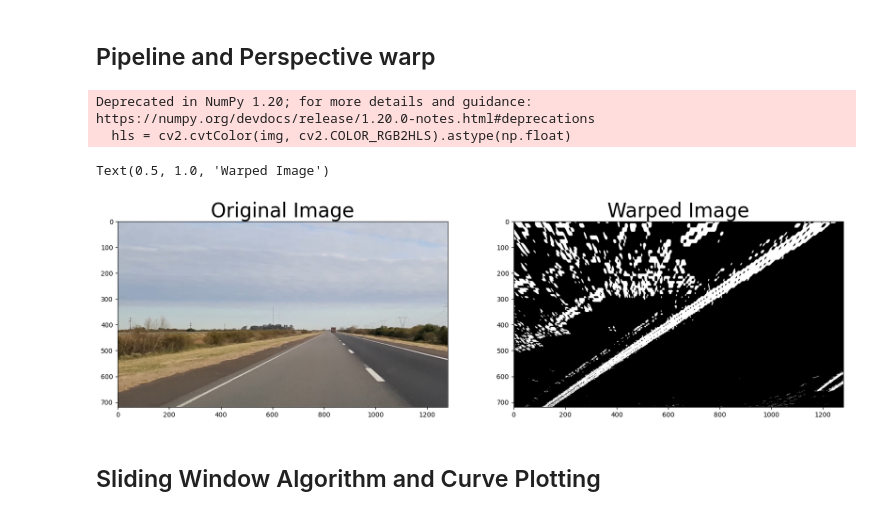
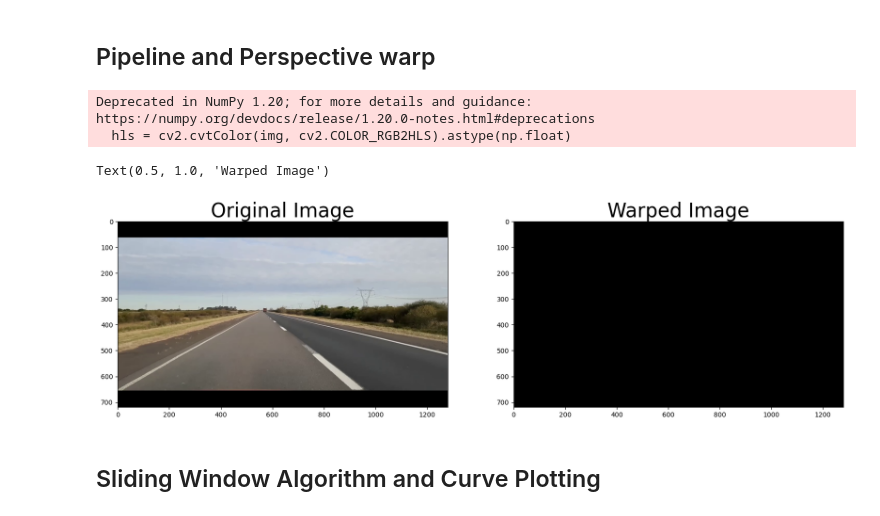
Before and after one commit to arrosito/Desvio_carril, a Jupyter notebook: P4 copy.ipynb, the cells around one changed output. Cells and saved outputs as stored; diff of their text form; code cells hidden in the pictures.

```diff
--- a/P4 copy.ipynb
+++ b/P4 copy.ipynb
@@ -138,7 +138,7 @@ def pipeline(img, s_thresh=(100, 255), sx_thresh=(15, 255)):
 
 def perspective_warp(img,
                      dst_size=(1280,720),
-                     src=np.float32([(0.43,0.65),(0.58,0.65),(0.1,1),(1,1)]),
+                     src=np.float32([(0.15,0.7),(0.70,0.7),(0.1,1),(1,1)]),
                      dst=np.float32([(0,0), (1, 0), (0,1), (1,1)])):
     img_size = np.float32([(img.shape[1],img.shape[0])])
     src = src* img_size
@@ -146,6 +146,7 @@ def perspective_warp(img,
     # a nice fit for displaying our warped result
     # again, not exact, but close enough for our purposes
     dst = dst * np.float32(dst_size)
+    print(dst)
     # Given src and dst points, calculate the perspective transform matrix
     M = cv2.getPerspectiveTransform(src, dst)
     # Warp the image using OpenCV warpPerspective()
@@ -155,7 +156,7 @@ def perspective_warp(img,
 def inv_perspective_warp(img,
                      dst_size=(1280,720),
                      src=np.float32([(0,0), (1, 0), (0,1), (1,1)]),
-                     dst=np.float32([(0.43,0.65),(0.58,0.65),(0.1,1),(1,1)])):
+                     dst=np.float32([(0.15,0.7),(0.70,0.7),(0.1,1),(1,1)])):
     img_size = np.float32([(img.shape[1],img.shape[0])])
     src = src* img_size
     # For destination points, I'm arbitrarily choosing some points to be
@@ -172,22 +173,22 @@ def get_hist(img):
     hist = np.sum(img[img.shape[0]//2:,:], axis=0)
     return hist
 # %%
-img = cv2.imread('test_images/test7.jpg')
+img = cv2.imread('test_images/test9.png')
 img = cv2.cvtColor(img, cv2.COLOR_BGR2RGB)
 dst = pipeline(img)
 dst = perspective_warp(dst, dst_size=(1280,720))
 
 # Visualize undistortion
 f, (ax1, ax2) = plt.subplots(1, 2, figsize=(20,10))
 ax1.imshow(img)
 ax1.set_title('Original Image', fontsize=30)
 ax2.imshow(dst, cmap='gray')
 ax2.set_title('Warped Image', fontsize=30)
 # %% [output]
 Deprecated in NumPy 1.20; for more details and guidance: https://numpy.org/devdocs/release/1.20.0-notes.html#deprecations
   hls = cv2.cvtColor(img, cv2.COLOR_RGB2HLS).astype(np.float)
 Text(0.5, 1.0, 'Warped Image')
-[figure, old version]
+[figure, new version]
 # %% [markdown]
 ## Sliding Window Algorithm and Curve Plotting
 # %%
```
Also changed, not shown: parts of 1 cell of this notebook, 2 other files.
